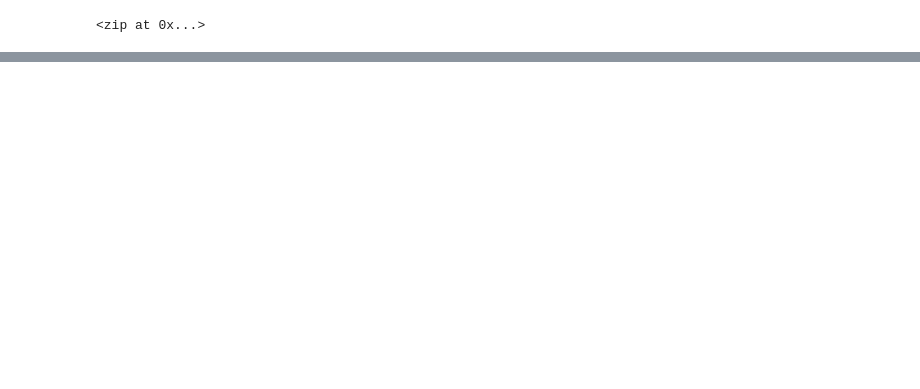
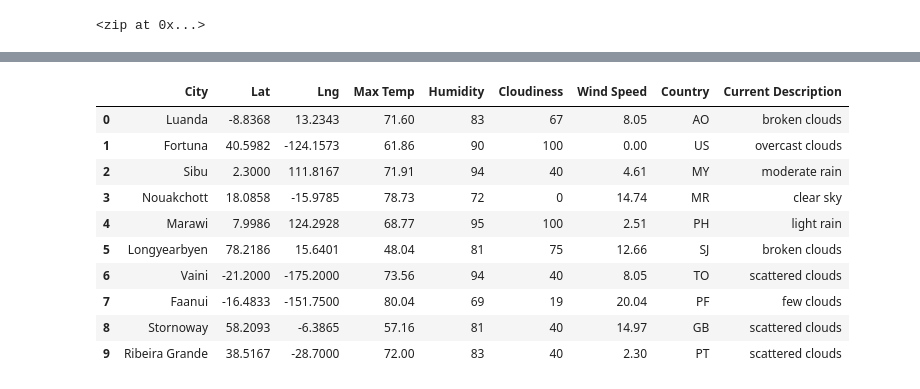
Before and after one commit to ch-wells/World_Weather_Analysis, a Jupyter notebook: Weather_Database/Weather_Database.ipynb, the cells around one changed output, grey strips where cells are left out. Cells and saved outputs as stored; diff of their text form; code cells hidden in the pictures; blank space fills up the shorter version.

```diff
--- a/Weather_Database/Weather_Database.ipynb
+++ b/Weather_Database/Weather_Database.ipynb
@@ -29,3 +29,13 @@ for coordinate in coordinates:
     # If the city is unique, then we will add it to the cities list.
     if city not in cities:
         cities.append(city)
+# %%
+# Create an empty list to hold the weather data.
+city_data = []
+# Print the beginning of the logging.
+print("Beginning Data Retrieval     ")
+print("-----------------------------")
+
+# Create counters.
+record_count = 1
+set_count = 1
@@ -32,11 +45,27 @@ for coordinate in coordinates:
 # %%
-city_data = []
+# Loop through all the cities in the list.
 
-# Run an API request for each of the cities.
+for i, city in enumerate(cities):
+
+    # Group cities in sets of 50 for logging purposes.
+    if (i % 50 == 0 and i >= 50):
+        set_count += 1
+        record_count = 1
+        time.sleep(60)
+
+    # Create endpoint URL with each city.
+    city_url = url + "&q=" + city.replace(" ","+")
+    # Log the URL, record, and set numbers and the city.
+    print(f"Processing Record {record_count} of Set {set_count} | {city}")
+    # Add 1 to the record count.
+    record_count += 1
+
+    # Run an API request for each of the cities.
     try:
-        # Parse the JSON and retrieve data.
+#         Parse the JSON and retrieve data.
         city_weather = requests.get(city_url).json()
-        # Parse out the needed data.
+
+#         Parse out the needed data.
         city_lat = city_weather["coord"]["lat"]
         city_lng = city_weather["coord"]["lon"]
         city_max_temp = city_weather["main"]["temp_max"]
@@ -44,7 +73,7 @@ city_data = []
         city_clouds = city_weather["clouds"]["all"]
         city_wind = city_weather["wind"]["speed"]
         city_country = city_weather["sys"]["country"]
-
+        current_description = city_weather["weather"][0]["description"]
         # Append the city information into city_data list.
         city_data.append({"City": city.title(),
                           "Lat": city_lat,
@@ -53,10 +82,11 @@ city_data = []
                           "Humidity": city_humidity,
                           "Cloudiness": city_clouds,
                           "Wind Speed": city_wind,
-                          "Country": city_country,)
+                          "Country": city_country,
+                          "Current Description": current_description})
 
 # If an error is experienced, skip the city.
-    except:
+    except KeyError:
         print("City not found. Skipping...")
         pass
 
@@ -66,0 +115,15 @@ print("-----------------------------")
+# %%
+city_data_df = pd.DataFrame(city_data)
+city_data_df.head(10)
+# %% [output]
+|  | City | Lat | Lng | Max Temp | Humidity | Cloudiness | Wind Speed | Country | Current Description |
+| 0 | Luanda | -8.8368 | 13.2343 | 71.60 | 83 | 67 | 8.05 | AO | broken clouds |
+| 1 | Fortuna | 40.5982 | -124.1573 | 61.86 | 90 | 100 | 0.00 | US | overcast clouds |
+| 2 | Sibu | 2.3000 | 111.8167 | 71.91 | 94 | 40 | 4.61 | MY | moderate rain |
+| 3 | Nouakchott | 18.0858 | -15.9785 | 78.73 | 72 | 0 | 14.74 | MR | clear sky |
+| 4 | Marawi | 7.9986 | 124.2928 | 68.77 | 95 | 100 | 2.51 | PH | light rain |
+| 5 | Longyearbyen | 78.2186 | 15.6401 | 48.04 | 81 | 75 | 12.66 | SJ | broken clouds |
+| 6 | Vaini | -21.2000 | -175.2000 | 73.56 | 94 | 40 | 8.05 | TO | scattered clouds |
+| 7 | Faanui | -16.4833 | -151.7500 | 80.04 | 69 | 19 | 20.04 | PF | few clouds |
+| 8 | Stornoway | 58.2093 | -6.3865 | 57.16 | 81 | 40 | 14.97 | GB | scattered clouds |
+| 9 | Ribeira Grande | 38.5167 | -28.7000 | 72.00 | 83 | 40 | 2.30 | PT | scattered clouds |
```
Also changed, not shown: parts of 4 cells of this notebook, 9 other files.
